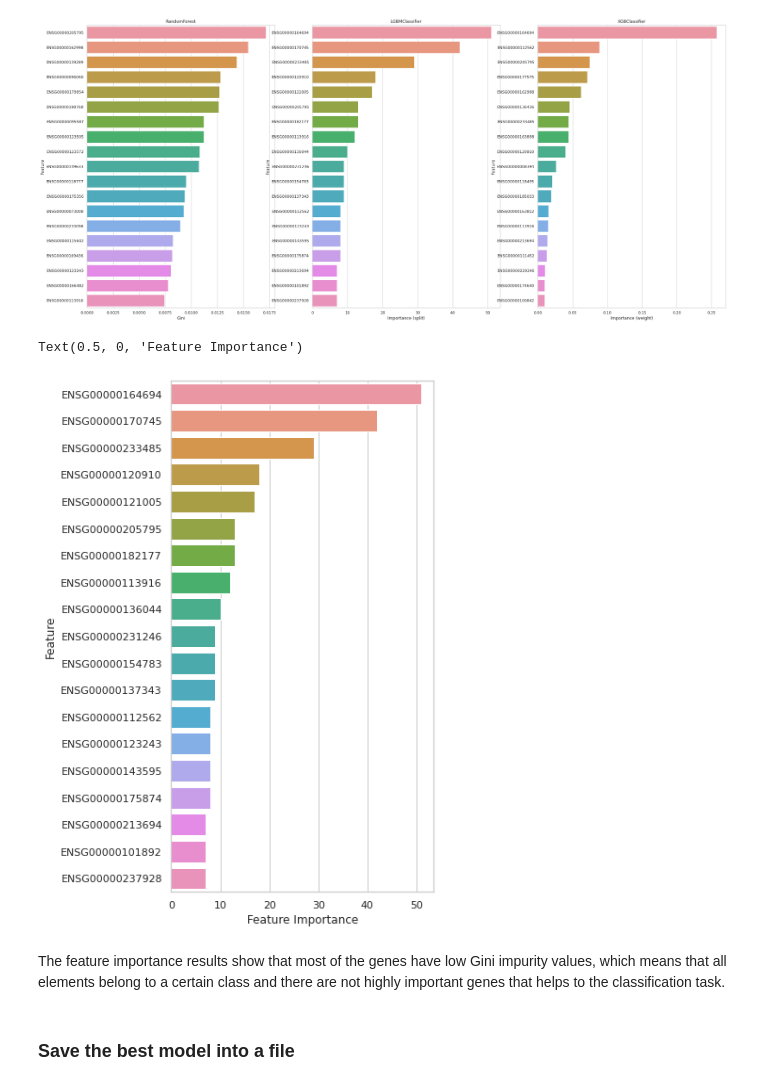
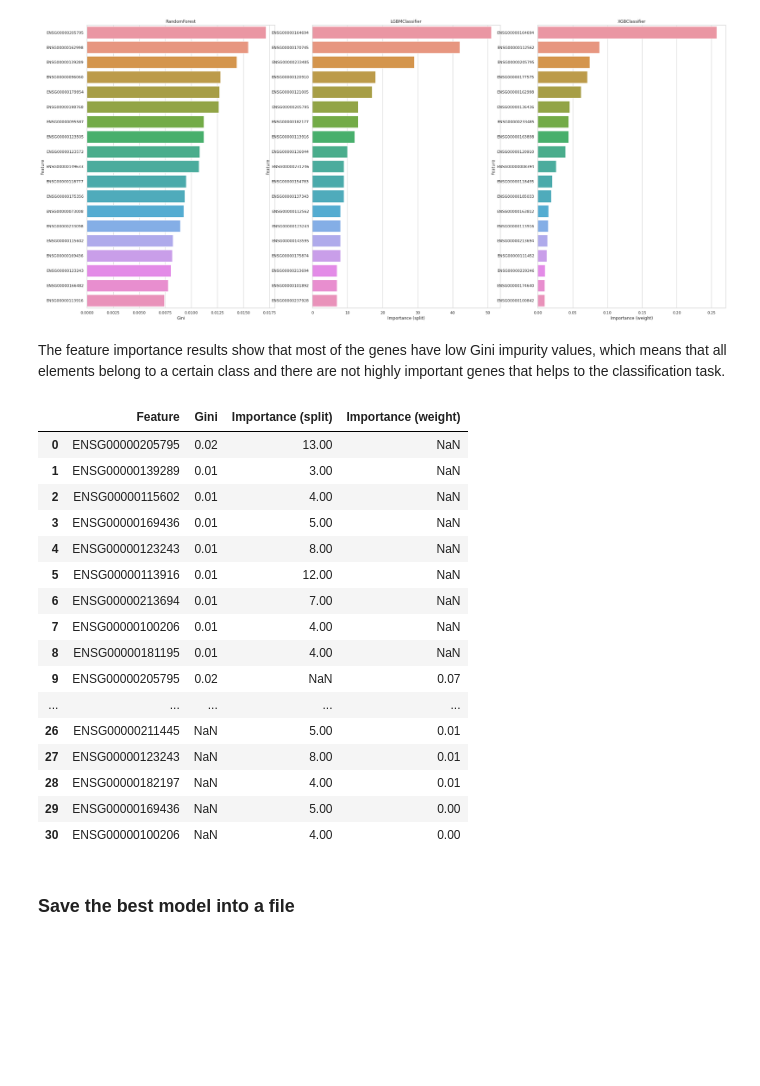
Before and after one commit to sayalaruano/Project3Period-SysBioMaster, a Jupyter notebook: Project1_SysBio_NF_DCM_classifiers.ipynb, the cells around one changed output. Cells and saved outputs as stored; diff of their text form; code cells hidden in the pictures; blank space fills up the shorter version.

Commit message:
Update jupyter notebooks and add results of important genes

```diff
--- a/Project1_SysBio_NF_DCM_classifiers.ipynb
+++ b/Project1_SysBio_NF_DCM_classifiers.ipynb
@@ -345,14 +334,38 @@ sns.barplot(ax = ax3, x = 'Importance (weight)', y = 'Feature', data = featimp_b
 ax3.title.set_text('XGBClassifier')
 # %% [output]
 [figure]
-# %%
-# Plot of feature importance
-plt.figure(figsize=(5, 10))
-sns.set_theme(style="whitegrid")
-ax = sns.barplot(x = 'Gini', y = 'Feature', data = feat_import_sorted.iloc[0:19])
-plt.xlabel("Feature Importance")
-# %% [output]
-Text(0.5, 0, 'Feature Importance')
-[figure, removed]
 # %% [markdown]
 The feature importance results show that most of the genes have low Gini impurity values, which means that all elements belong to a certain class and there are not highly important genes that helps to the classification task.
+# %%
+# Get the top 50 most important genes for each method
+imp_genes_RF = featimp_bestmodel1_sort.iloc[0:50]
+imp_genes_LGBM = featimp_bestmodel2_sort.iloc[0:50]
+imp_genes_XGB = featimp_bestmodel3_sort.iloc[0:50]
+# %%
+# Obtain the top 50 most important genes that are present in at least two methods
+consensus_genes1 = imp_genes_RF.merge(imp_genes_LGBM,on='Feature')
+consensus_genes2 = imp_genes_RF.merge(imp_genes_XGB,on='Feature')
+consensus_genes3 = imp_genes_XGB.merge(imp_genes_LGBM,on='Feature')
+# %%
+# Concatenate the results
+df_final = pd.concat([consensus_genes1, consensus_genes2, consensus_genes3], axis=0, ignore_index=True)
+# %%
+df_final
+# %% [output]
+|  | Feature | Gini | Importance (split) | Importance (weight) |
+| 0 | ENSG00000205795 | 0.02 | 13.00 | NaN |
+| 1 | ENSG00000139289 | 0.01 | 3.00 | NaN |
+| 2 | ENSG00000115602 | 0.01 | 4.00 | NaN |
+| 3 | ENSG00000169436 | 0.01 | 5.00 | NaN |
+| 4 | ENSG00000123243 | 0.01 | 8.00 | NaN |
+| 5 | ENSG00000113916 | 0.01 | 12.00 | NaN |
+| 6 | ENSG00000213694 | 0.01 | 7.00 | NaN |
+| 7 | ENSG00000100206 | 0.01 | 4.00 | NaN |
+| 8 | ENSG00000181195 | 0.01 | 4.00 | NaN |
+| 9 | ENSG00000205795 | 0.02 | NaN | 0.07 |
+| ... | ... | ... | ... | ... |
+| 26 | ENSG00000211445 | NaN | 5.00 | 0.01 |
+| 27 | ENSG00000123243 | NaN | 8.00 | 0.01 |
+| 28 | ENSG00000182197 | NaN | 4.00 | 0.01 |
+| 29 | ENSG00000169436 | NaN | 5.00 | 0.00 |
+| 30 | ENSG00000100206 | NaN | 4.00 | 0.00 |
```
Also changed, not shown: parts of 9 cells of this notebook, 13 other files.
